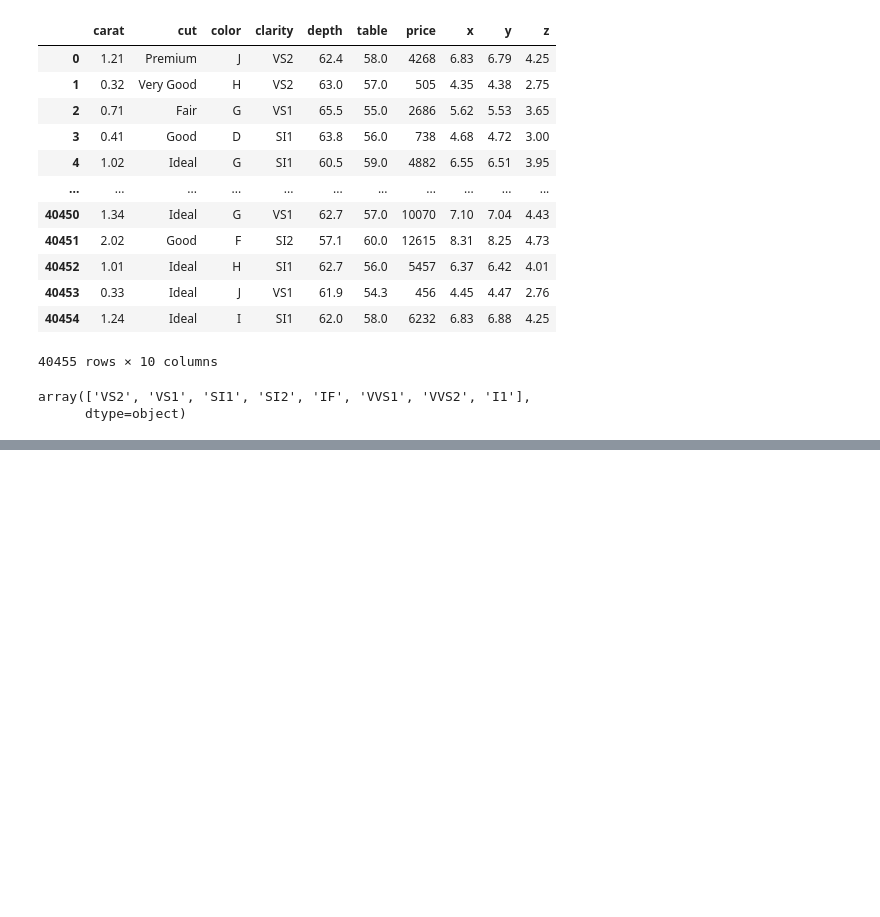
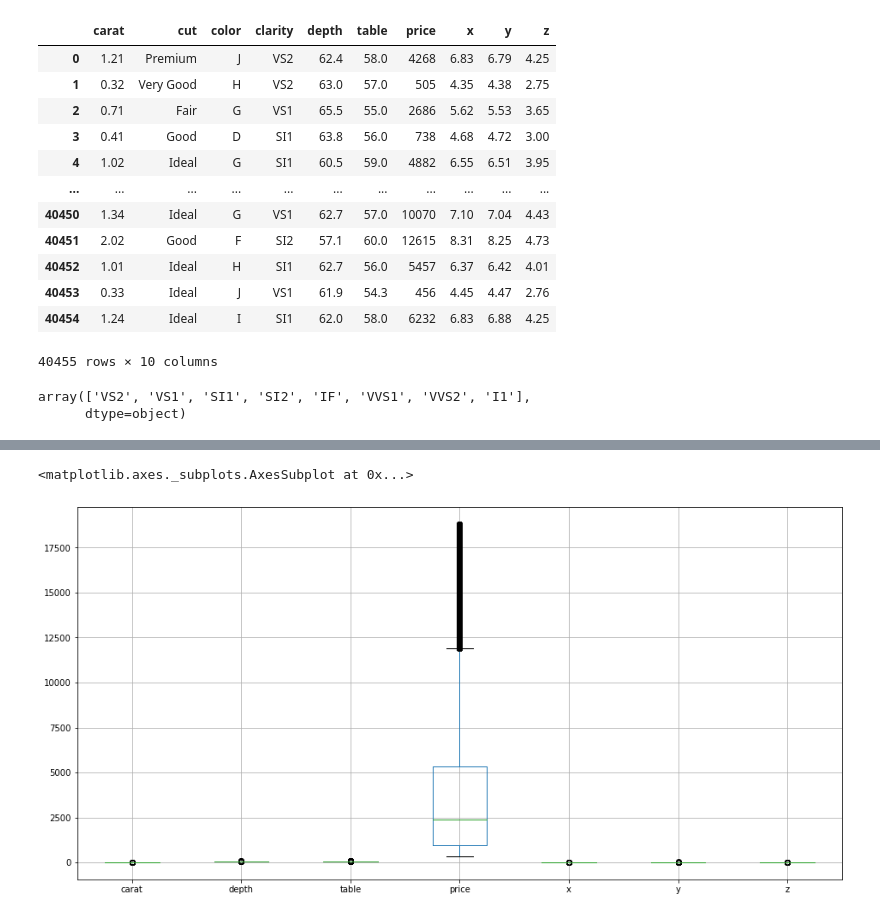
Before and after one commit to Dav3whit3/ih_datamadpt0420_project_m2, a Jupyter notebook: Pruebas.ipynb, the cells around one changed output, grey strips where cells are left out. Cells and saved outputs as stored; diff of their text form; code cells hidden in the pictures; blank space fills up the shorter version.

```diff
--- a/Pruebas.ipynb
+++ b/Pruebas.ipynb
@@ -44,0 +72,5 @@ axes.axvline(8000, ls=':')
+# %%
+diamonds.boxplot(figsize=(16, 8))
+# %% [output]
+<matplotlib.axes._subplots.AxesSubplot at 0x...>
+[figure, added]
```
Also changed, not shown: parts of 5 cells of this notebook.
